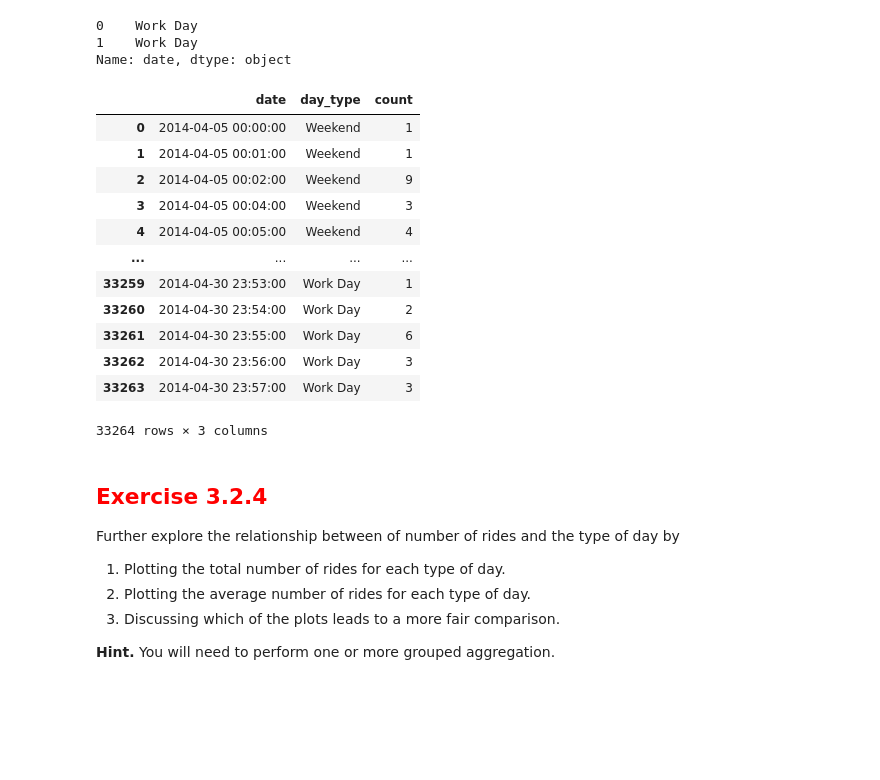
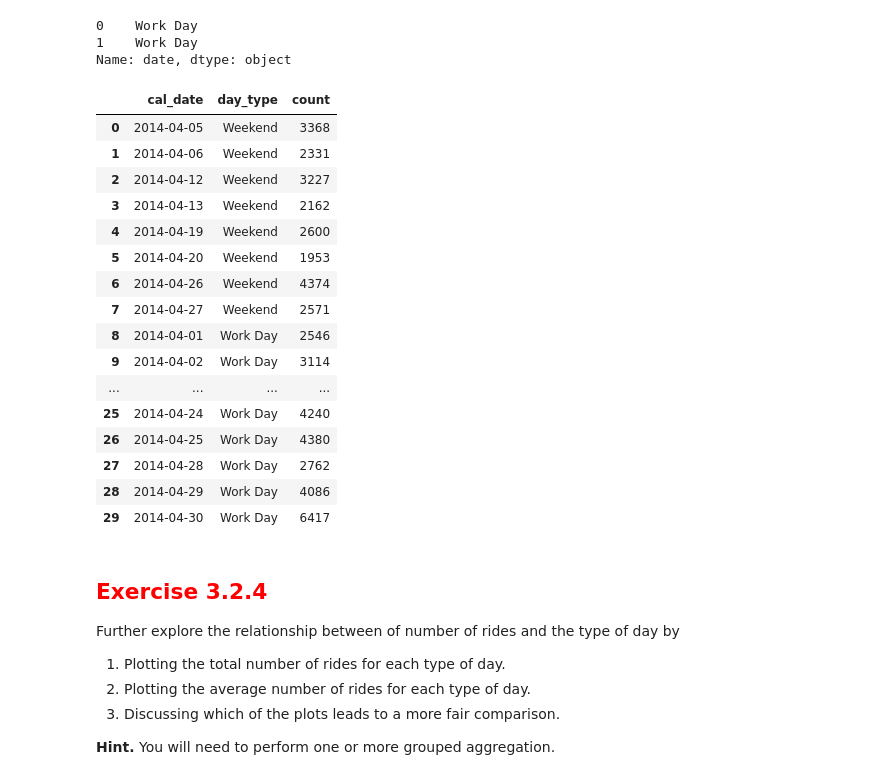
Before and after one commit to samwooden/module3_more_about_mutate, a Jupyter notebook: 3_2_working_with_dates.ipynb, the cells around one changed output. Saved outputs shown, nothing was run; the diff lists cells and outputs as text; code cells hidden in the pictures; blank space fills up the shorter version.

```diff
--- a/3_2_working_with_dates.ipynb
+++ b/3_2_working_with_dates.ipynb
@@ -456,24 +508,29 @@ uber_april.date.apply(classify_day).head(2)
 Name: date, dtype: object
 # %%
 (uber_april
- >> mutate(day_type = X.date.apply(classify_day))
- >> group_by('day_type', 'date')
+ >> mutate(day_type = X.date.apply(classify_day),
+           cal_date = X.date.dt.date)
+ >> group_by('day_type', 'cal_date')
  >> summarise(count = n(X.date))
 )
 # %% [output]
-|  | date | day_type | count |
-| 0 | 2014-04-05 00:00:00 | Weekend | 1 |
-| 1 | 2014-04-05 00:01:00 | Weekend | 1 |
-| 2 | 2014-04-05 00:02:00 | Weekend | 9 |
-| 3 | 2014-04-05 00:04:00 | Weekend | 3 |
-| 4 | 2014-04-05 00:05:00 | Weekend | 4 |
+|  | cal_date | day_type | count |
+| 0 | 2014-04-05 | Weekend | 3368 |
+| 1 | 2014-04-06 | Weekend | 2331 |
+| 2 | 2014-04-12 | Weekend | 3227 |
+| 3 | 2014-04-13 | Weekend | 2162 |
+| 4 | 2014-04-19 | Weekend | 2600 |
+| 5 | 2014-04-20 | Weekend | 1953 |
+| 6 | 2014-04-26 | Weekend | 4374 |
+| 7 | 2014-04-27 | Weekend | 2571 |
+| 8 | 2014-04-01 | Work Day | 2546 |
+| 9 | 2014-04-02 | Work Day | 3114 |
 | ... | ... | ... | ... |
-| 33259 | 2014-04-30 23:53:00 | Work Day | 1 |
-| 33260 | 2014-04-30 23:54:00 | Work Day | 2 |
-| 33261 | 2014-04-30 23:55:00 | Work Day | 6 |
-| 33262 | 2014-04-30 23:56:00 | Work Day | 3 |
-| 33263 | 2014-04-30 23:57:00 | Work Day | 3 |
+| 25 | 2014-04-24 | Work Day | 4240 |
+| 26 | 2014-04-25 | Work Day | 4380 |
+| 27 | 2014-04-28 | Work Day | 2762 |
+| 28 | 2014-04-29 | Work Day | 4086 |
+| 29 | 2014-04-30 | Work Day | 6417 |
-33264 rows × 3 columns
 # %% [markdown]
 ## <font color="red"> Exercise 3.2.4 </font>
 
```
Also changed, not shown: parts of 18 cells of this notebook, 3 other files.
